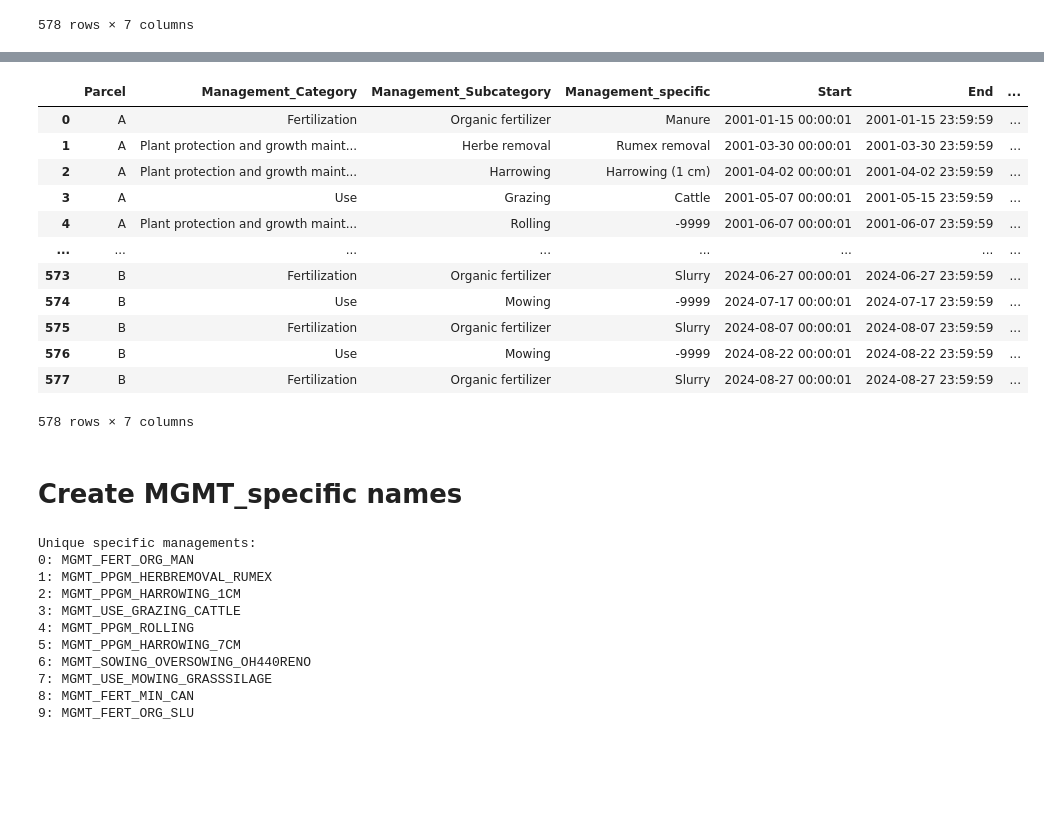
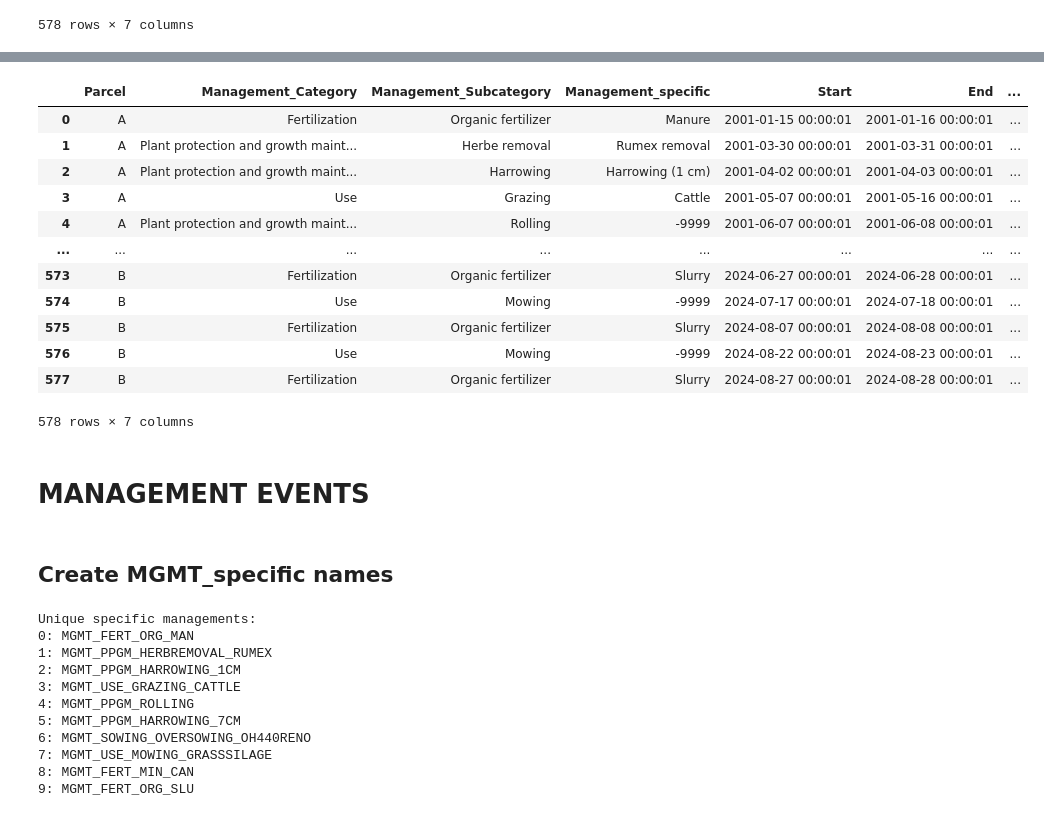
Before and after one commit to holukas/dataset_cha_fp2024_2005-2023, a Jupyter notebook: notebooks/15_MANAGEMENT/16.0_ConvertMgmtToTimeseries.ipynb, the cells around one changed output, grey strips where cells are left out. Cells and saved outputs as stored; diff of their text form; code cells hidden in the pictures; blank space fills up the shorter version.

```diff
--- a/notebooks/15_MANAGEMENT/16.0_ConvertMgmtToTimeseries.ipynb
+++ b/notebooks/15_MANAGEMENT/16.0_ConvertMgmtToTimeseries.ipynb
@@ -78,23 +86,25 @@ mgmt_detailed['Total Fertilizer N (kg/ha)'] = mgmt_detailed['Total Fertilizer N
 # %%
 mgmt_detailed['Start'] = pd.to_datetime(mgmt_detailed['Start']).add(datetime.timedelta(seconds=1))
-mgmt_detailed['End'] = pd.to_datetime(mgmt_detailed['End']).add(datetime.timedelta(hours=23, minutes=59, seconds=59))
+mgmt_detailed['End'] = pd.to_datetime(mgmt_detailed['End']).add(datetime.timedelta(hours=24, seconds=1))
 mgmt_detailed
 # %% [output]
 |  | Parcel | Management_Category | Management_Subcategory | Management_specific | Start | End | ... |
-| 0 | A | Fertilization | Organic fertilizer | Manure | 2001-01-15 00:00:01 | 2001-01-15 23:59:59 | ... |
-| 1 | A | Plant protection and growth maint... | Herbe removal | Rumex removal | 2001-03-30 00:00:01 | 2001-03-30 23:59:59 | ... |
-| 2 | A | Plant protection and growth maint... | Harrowing | Harrowing (1 cm) | 2001-04-02 00:00:01 | 2001-04-02 23:59:59 | ... |
-| 3 | A | Use | Grazing | Cattle | 2001-05-07 00:00:01 | 2001-05-15 23:59:59 | ... |
-| 4 | A | Plant protection and growth maint... | Rolling | -9999 | 2001-06-07 00:00:01 | 2001-06-07 23:59:59 | ... |
+| 0 | A | Fertilization | Organic fertilizer | Manure | 2001-01-15 00:00:01 | 2001-01-16 00:00:01 | ... |
+| 1 | A | Plant protection and growth maint... | Herbe removal | Rumex removal | 2001-03-30 00:00:01 | 2001-03-31 00:00:01 | ... |
+| 2 | A | Plant protection and growth maint... | Harrowing | Harrowing (1 cm) | 2001-04-02 00:00:01 | 2001-04-03 00:00:01 | ... |
+| 3 | A | Use | Grazing | Cattle | 2001-05-07 00:00:01 | 2001-05-16 00:00:01 | ... |
+| 4 | A | Plant protection and growth maint... | Rolling | -9999 | 2001-06-07 00:00:01 | 2001-06-08 00:00:01 | ... |
 | ... | ... | ... | ... | ... | ... | ... | ... |
-| 573 | B | Fertilization | Organic fertilizer | Slurry | 2024-06-27 00:00:01 | 2024-06-27 23:59:59 | ... |
-| 574 | B | Use | Mowing | -9999 | 2024-07-17 00:00:01 | 2024-07-17 23:59:59 | ... |
-| 575 | B | Fertilization | Organic fertilizer | Slurry | 2024-08-07 00:00:01 | 2024-08-07 23:59:59 | ... |
-| 576 | B | Use | Mowing | -9999 | 2024-08-22 00:00:01 | 2024-08-22 23:59:59 | ... |
-| 577 | B | Fertilization | Organic fertilizer | Slurry | 2024-08-27 00:00:01 | 2024-08-27 23:59:59 | ... |
+| 573 | B | Fertilization | Organic fertilizer | Slurry | 2024-06-27 00:00:01 | 2024-06-28 00:00:01 | ... |
+| 574 | B | Use | Mowing | -9999 | 2024-07-17 00:00:01 | 2024-07-18 00:00:01 | ... |
+| 575 | B | Fertilization | Organic fertilizer | Slurry | 2024-08-07 00:00:01 | 2024-08-08 00:00:01 | ... |
+| 576 | B | Use | Mowing | -9999 | 2024-08-22 00:00:01 | 2024-08-23 00:00:01 | ... |
+| 577 | B | Fertilization | Organic fertilizer | Slurry | 2024-08-27 00:00:01 | 2024-08-28 00:00:01 | ... |
 578 rows × 7 columns
+# %% [markdown]
+# **MANAGEMENT EVENTS**
 # %% [markdown]
-# Create MGMT_specific names
+## Create MGMT_specific names
 # %%
 mgmt_detailed['PREFIX'] = 'MGMT'
 
```
Also changed, not shown: parts of 78 cells of this notebook, 1 other file.
